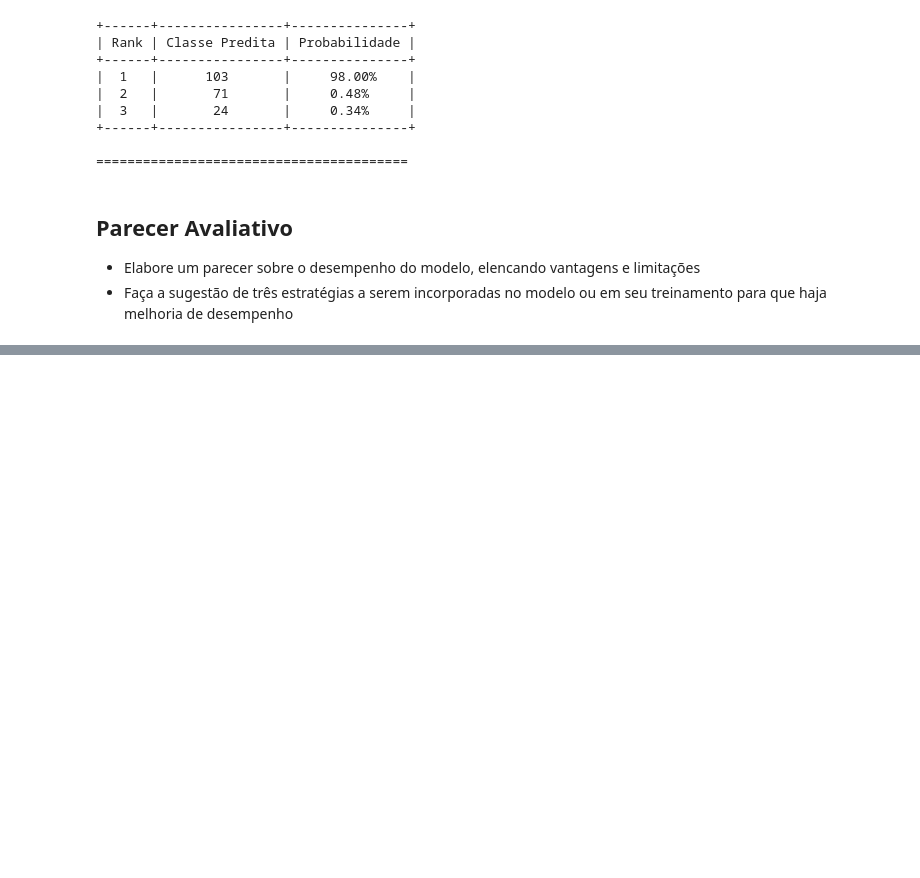
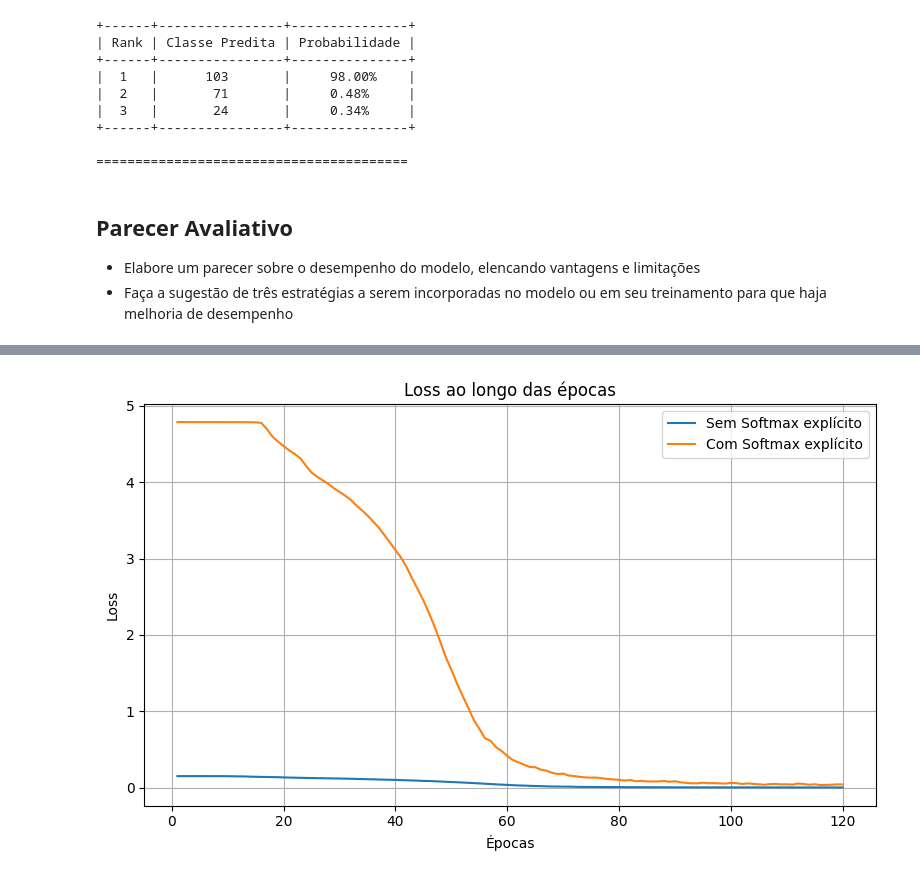
Before and after one commit to andradepv/AlexNet-CNN, a Jupyter notebook: atv-topicos1.ipynb, the cells around one changed output, grey strips where cells are left out. Cells and saved outputs as stored; diff of their text form; code cells hidden in the pictures; blank space fills up the shorter version.

```diff
--- a/atv-topicos1.ipynb
+++ b/atv-topicos1.ipynb
@@ -563,0 +562,29 @@ for idx in indices:
+# %%
+import pandas as pd
+import matplotlib.pyplot as plt
+
+# Caminhos dos arquivos CSV
+
+# Identificação dos modelos
+csv1 = 'csv/training_history.csv'  # Sem mexer no softmax (softmax removido)
+csv2 = 'csv/training_history_1teste-overfit.csv'  # Com softmax explícito
+label1 = 'Sem Softmax explícito'
+label2 = 'Com Softmax explícito'
+
+# Lê os dados
+df1 = pd.read_csv(csv1)
+df2 = pd.read_csv(csv2)
+# %%
+# 1. Loss vs Épocas
+plt.figure(figsize=(8,5))
+plt.plot(df1['epoch'], df1['train_loss'], label=label1)
+plt.plot(df2['epoch'], df2['train_loss'], label=label2)
+plt.title('Loss ao longo das épocas')
+plt.xlabel('Épocas')
+plt.ylabel('Loss')
+plt.grid(True)
+plt.legend()
+plt.tight_layout()
+plt.show()
+# %% [output]
+[figure, added]
```
Also changed, not shown: parts of 15 cells of this notebook, 5 other files.
